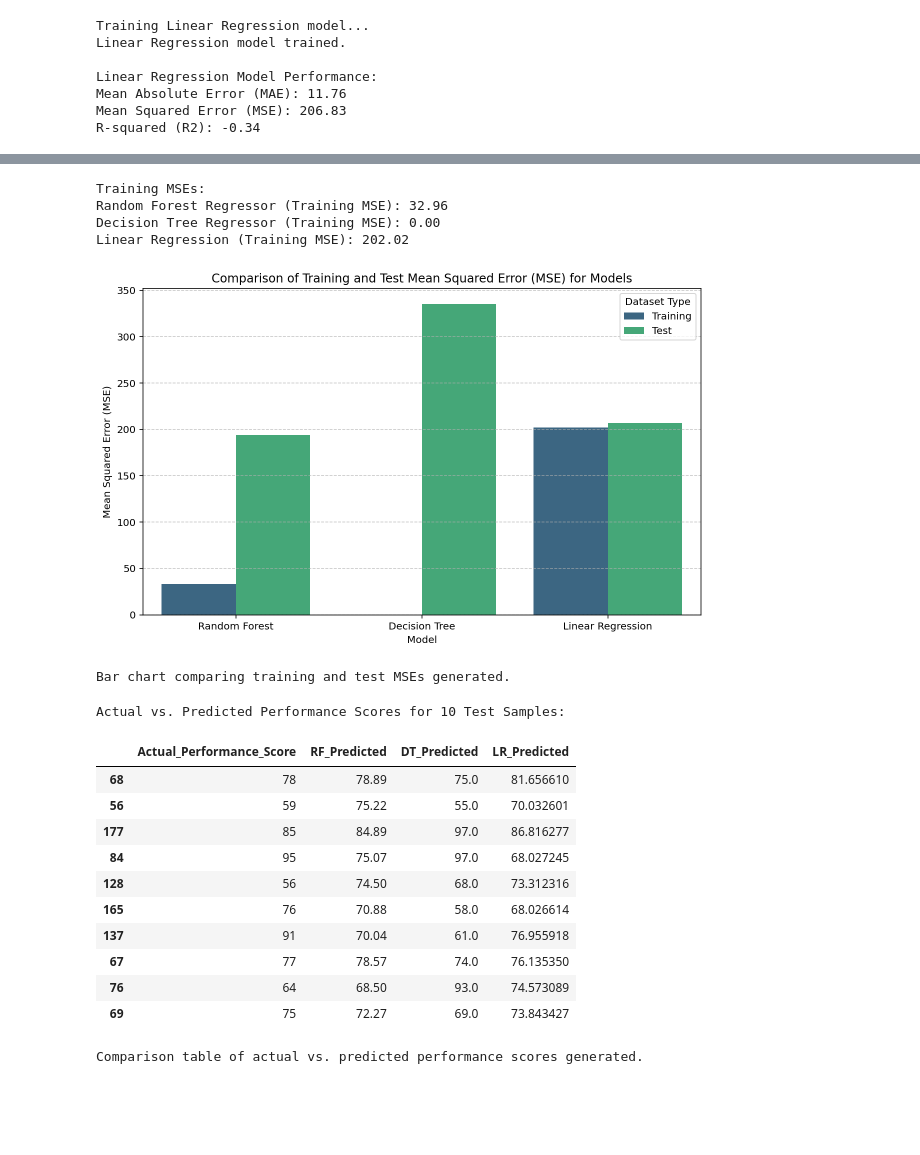
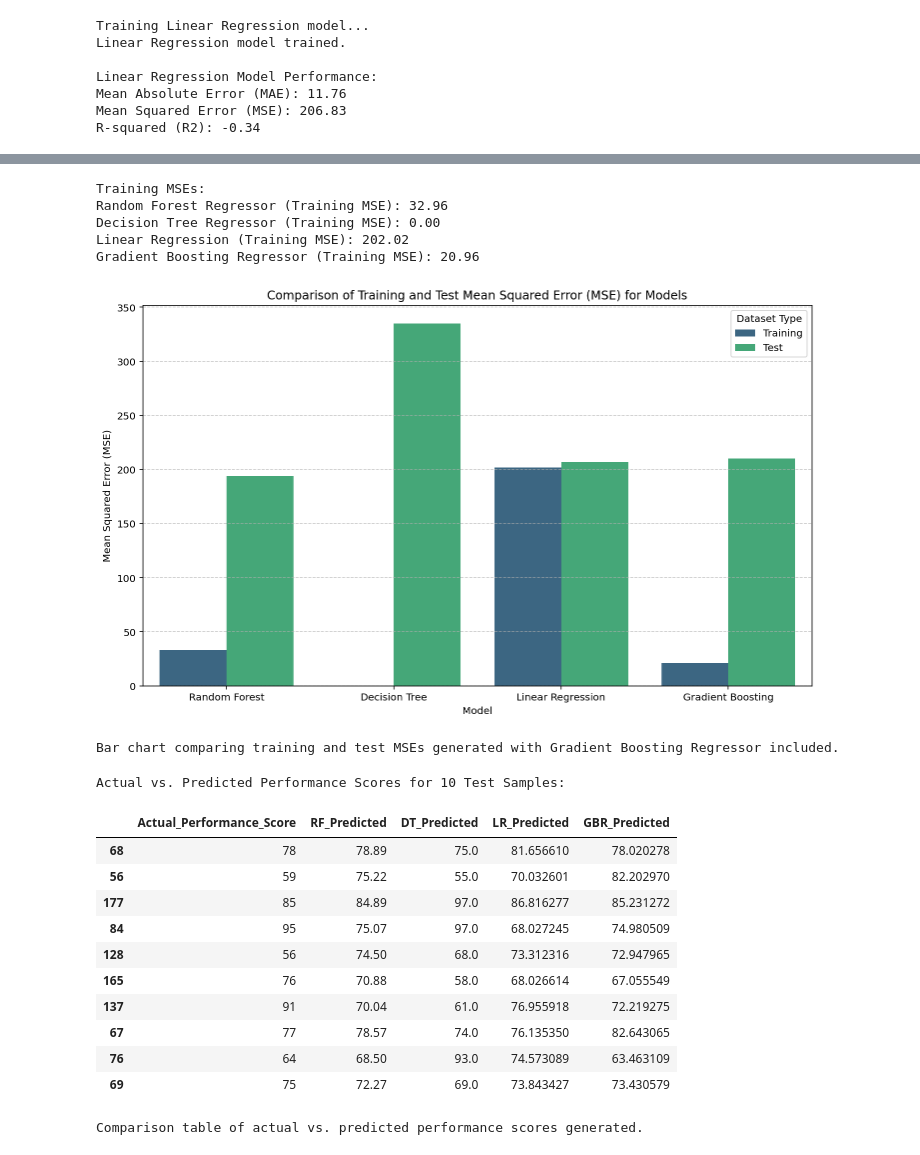
Before and after one commit to matkubita/Athlete_Performance_research, a Jupyter notebook: Athlete_Performance_Regression_Analysis_Zubalewicz_Kubita.ipynb, the cells around one changed output, grey strips where cells are left out. Cells and saved outputs as stored; diff of their text form; code cells hidden in the pictures; blank space fills up the shorter version.

Commit message:
add gradient boosting models

```diff
--- a/Athlete_Performance_Regression_Analysis_Zubalewicz_Kubita.ipynb
+++ b/Athlete_Performance_Regression_Analysis_Zubalewicz_Kubita.ipynb
@@ -289,0 +312,17 @@ R-squared (R2): -0.34
+# %%
+gbr_model = GradientBoostingRegressor(random_state=42)
+
+print("Training Gradient Boosting Regressor model...")
+gbr_model.fit(X_train, y_train)
+print("Gradient Boosting Regressor model trained.")
+
+y_pred_gbr = gbr_model.predict(X_test)
+
+mae_gbr = mean_absolute_error(y_test, y_pred_gbr)
+mse_gbr = mean_squared_error(y_test, y_pred_gbr)
+r2_gbr = r2_score(y_test, y_pred_gbr)
+
+print("\nGradient Boosting Regressor Performance:")
+print(f"Mean Absolute Error (MAE): {mae_gbr:.2f}")
+print(f"Mean Squared Error (MSE): {mse_gbr:.2f}")
+print(f"R-squared (R2): {r2_gbr:.2f}")
@@ -297,36 +344,41 @@ mse_dt_train = mean_squared_error(y_train, y_pred_dt_train)
 y_pred_lr_train = lr_model.predict(X_train)
 mse_lr_train = mean_squared_error(y_train, y_pred_lr_train)
 
+y_pred_gbr_train = gbr_model.predict(X_train)
+mse_gbr_train = mean_squared_error(y_train, y_pred_gbr_train)
+
 print("\nTraining MSEs:")
 print(f"Random Forest Regressor (Training MSE): {mse_rf_train:.2f}")
 print(f"Decision Tree Regressor (Training MSE): {mse_dt_train:.2f}")
 print(f"Linear Regression (Training MSE): {mse_lr_train:.2f}")
+print(f"Gradient Boosting Regressor (Training MSE): {mse_gbr_train:.2f}")
 # %% [output]
 Training MSEs:
 Random Forest Regressor (Training MSE): 32.96
 Decision Tree Regressor (Training MSE): 0.00
 Linear Regression (Training MSE): 202.02
+Gradient Boosting Regressor (Training MSE): 20.96
 # %%
 mse_data = {
-    'Model': ['Random Forest', 'Decision Tree', 'Linear Regression', 'Random Forest', 'Decision Tree', 'Linear Regression'],
-    'Dataset': ['Training', 'Training', 'Training', 'Test', 'Test', 'Test'],
-    'MSE': [mse_rf_train, mse_dt_train, mse_lr_train, mse_rf, mse_dt, mse_lr]
+    'Model': ['Random Forest', 'Decision Tree', 'Linear Regression', 'Gradient Boosting', 'Random Forest', 'Decision Tree', 'Linear Regression', 'Gradient Boosting'],
+    'Dataset': ['Training', 'Training', 'Training', 'Training', 'Test', 'Test', 'Test', 'Test'],
+    'MSE': [mse_rf_train, mse_dt_train, mse_lr_train, mse_gbr_train, mse_rf, mse_dt, mse_lr, mse_gbr]
 }
 mse_df = pd.DataFrame(mse_data)
 
-plt.figure(figsize=(10, 6))
+plt.figure(figsize=(12, 7))
 sns.barplot(x='Model', y='MSE', hue='Dataset', data=mse_df, palette='viridis')
 plt.title('Comparison of Training and Test Mean Squared Error (MSE) for Models')
 plt.xlabel('Model')
 plt.ylabel('Mean Squared Error (MSE)')
 plt.legend(title='Dataset Type')
 plt.grid(axis='y', linestyle='--', alpha=0.7)
 plt.show()
 
-print("Bar chart comparing training and test MSEs generated.")
+print("Bar chart comparing training and test MSEs generated with Gradient Boosting Regressor included.")
 # %% [output]
-[figure, old version]
+[figure, new version]
-Bar chart comparing training and test MSEs generated.
+Bar chart comparing training and test MSEs generated with Gradient Boosting Regressor included.
 # %%
 np.random.seed(42)
 sample_indices = np.random.choice(len(X_test), 10, replace=False)
@@ -337,12 +389,14 @@ y_test_sample = y_test.iloc[sample_indices]
 y_pred_rf_sample = rf_model.predict(X_test_sample)
 y_pred_dt_sample = dt_model.predict(X_test_sample)
 y_pred_lr_sample = lr_model.predict(X_test_sample)
+y_pred_gbr_sample = gbr_model.predict(X_test_sample)
 
 comparison_table = pd.DataFrame({
     'Actual_Performance_Score': y_test_sample.values,
     'RF_Predicted': y_pred_rf_sample,
     'DT_Predicted': y_pred_dt_sample,
-    'LR_Predicted': y_pred_lr_sample
+    'LR_Predicted': y_pred_lr_sample,
+    'GBR_Predicted': y_pred_gbr_sample
 }, index=X_test_sample.index)
 
 print("\nActual vs. Predicted Performance Scores for 10 Test Samples:")
@@ -351,15 +405,15 @@ display(comparison_table)
 print("Comparison table of actual vs. predicted performance scores generated.")
 # %% [output]
 Actual vs. Predicted Performance Scores for 10 Test Samples:
-|  | Actual_Performance_Score | RF_Predicted | DT_Predicted | LR_Predicted |
-| 68 | 78 | 78.89 | 75.0 | 81.656610 |
-| 56 | 59 | 75.22 | 55.0 | 70.032601 |
-| 177 | 85 | 84.89 | 97.0 | 86.816277 |
-| 84 | 95 | 75.07 | 97.0 | 68.027245 |
-| 128 | 56 | 74.50 | 68.0 | 73.312316 |
-| 165 | 76 | 70.88 | 58.0 | 68.026614 |
-| 137 | 91 | 70.04 | 61.0 | 76.955918 |
-| 67 | 77 | 78.57 | 74.0 | 76.135350 |
-| 76 | 64 | 68.50 | 93.0 | 74.573089 |
-| 69 | 75 | 72.27 | 69.0 | 73.843427 |
+|  | Actual_Performance_Score | RF_Predicted | DT_Predicted | LR_Predicted | GBR_Predicted |
+| 68 | 78 | 78.89 | 75.0 | 81.656610 | 78.020278 |
+| 56 | 59 | 75.22 | 55.0 | 70.032601 | 82.202970 |
+| 177 | 85 | 84.89 | 97.0 | 86.816277 | 85.231272 |
+| 84 | 95 | 75.07 | 97.0 | 68.027245 | 74.980509 |
+| 128 | 56 | 74.50 | 68.0 | 73.312316 | 72.947965 |
+| 165 | 76 | 70.88 | 58.0 | 68.026614 | 67.055549 |
+| 137 | 91 | 70.04 | 61.0 | 76.955918 | 72.219275 |
+| 67 | 77 | 78.57 | 74.0 | 76.135350 | 82.643065 |
+| 76 | 64 | 68.50 | 93.0 | 74.573089 | 63.463109 |
+| 69 | 75 | 72.27 | 69.0 | 73.843427 | 73.430579 |
 Comparison table of actual vs. predicted performance scores generated.
```
Also changed, not shown: parts of 10 cells of this notebook, 1 other file.
